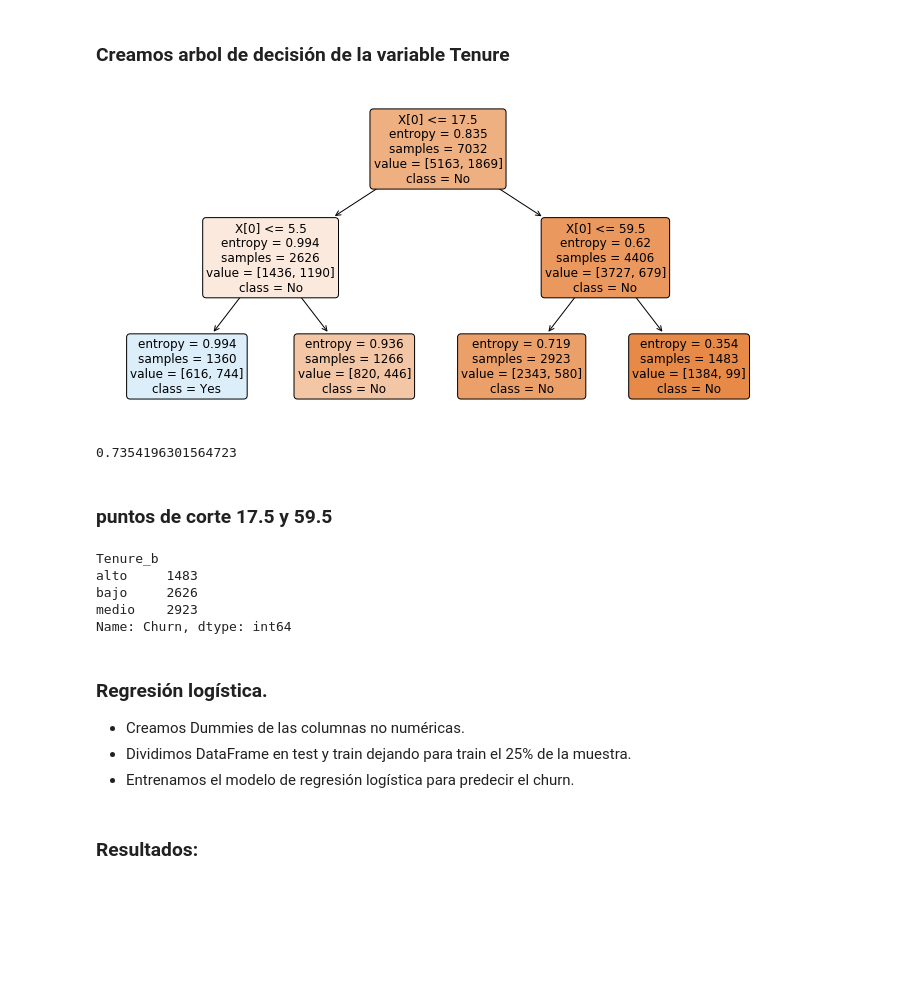
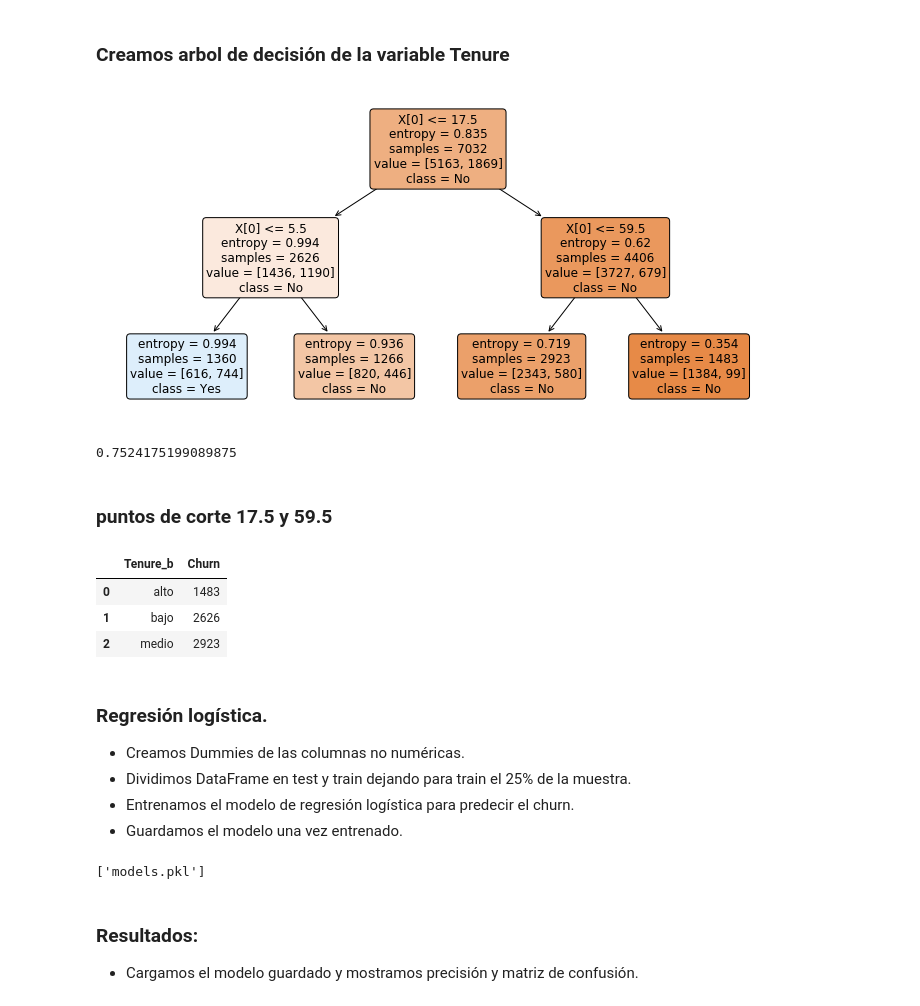
Before and after one commit to JVPA/Chrun, a Jupyter notebook: Churn/LogisticRegression.ipynb, the cells around one changed output. Saved outputs shown, nothing was run; the diff lists cells and outputs as text; code cells hidden in the pictures; blank space fills up the shorter version.

```diff
--- a/Churn/LogisticRegression.ipynb
+++ b/Churn/LogisticRegression.ipynb
@@ -153,70 +154,67 @@ for i in Var_Continuas:
 # %%
 X = df[['tenure']]
 y = df['Churn']
-
-plt.rcParams['figure.figsize'] = (12, 6)
-
-X_train, X_test, y_train, y_test = train_test_split(X
-                                                    , y
-                                                    , test_size = 0.9
-                                                    )
 
 tree = DecisionTreeClassifier(criterion = 'entropy'
                                  , min_samples_split = 2000
                                  , max_depth = 2 )
 
 tree = tree.fit(X, y)
+
+plt.rcParams['figure.figsize'] = (12, 6)
 Grafico = plot_tree(tree
                     , fontsize = 12
                          , max_depth = 7
                          , impurity = True
                          , rounded = True
                          , filled= True
-                         , class_names = ['No', 'Yes']
-                        )
+                         , class_names = ['No', 'Yes'] )
 
 plt.savefig('tree.png', dpi = 210)
 plt.show()
 plt.close()
 
-tree.score(X_train, y_train)
+tree.score(X, y)
 # %% [output]
 [figure]
-0.7354196301564723
+0.7524175199089875
 # %% [markdown]
 ### puntos de corte 17.5 y 59.5
 # %%
 df['Tenure_b'] = df.tenure.map(lambda x: 'bajo' if x <= 17.5 else ('medio' if x <= 59.5 else 'alto'))
 columnsList.append('Tenure_b')
 
-df.groupby(['Tenure_b'])['Churn'].count()
+df.groupby(['Tenure_b'])['Churn'].count().reset_index()
 # %% [output]
-Tenure_b
-alto     1483
-bajo     2626
-medio    2923
-Name: Churn, dtype: int64
+|  | Tenure_b | Churn |
+| 0 | alto | 1483 |
+| 1 | bajo | 2626 |
+| 2 | medio | 2923 |
 # %% [markdown]
 ### Regresión logística.
 * Creamos Dummies de las columnas no numéricas.
 * Dividimos DataFrame en test y train dejando para train el 25% de la muestra.
 * Entrenamos el modelo de regresión logística para predecir el churn.
+* Guardamos el modelo una vez entrenado.
 # %%
 X = pd.get_dummies (data = df[columnsList])
 
-X_train, X_test, y_train, y_test = train_test_split(X
-                                                    , y
-                                                    , test_size = 0.75
-                                                    )
+XE, XT, ye, yt = train_test_split(X
+                                  , y
+                                  , test_size = 0.75
+                                 )
 
-model = LogisticRegression(solver = 'sag'
-                                , multi_class = 'multinomial'
-                                , class_weight = 'balanced'
-                                , max_iter = 1000
-                                , n_jobs = -1
-                               )
-model.fit(X_train, y_train)
-pred = model.predict(X_test)
+clf = LogisticRegression(solver = 'sag'
+                         , multi_class = 'multinomial'
+                         , class_weight = 'balanced'
+                         , max_iter = 1000
+                         , n_jobs = -1 )
+clf.fit(XE, ye)
+
+joblib.dump(clf, 'models.pkl')
+# %% [output]
+['models.pkl']
-# %% [markdown]
-### Resultados:
+# %% [markdown]
+### Resultados:
+* Cargamos el modelo guardado y mostramos precisión y matriz de confusión.
 # %%
```
Also changed, not shown: parts of 3 cells of this notebook, 1 other file.
